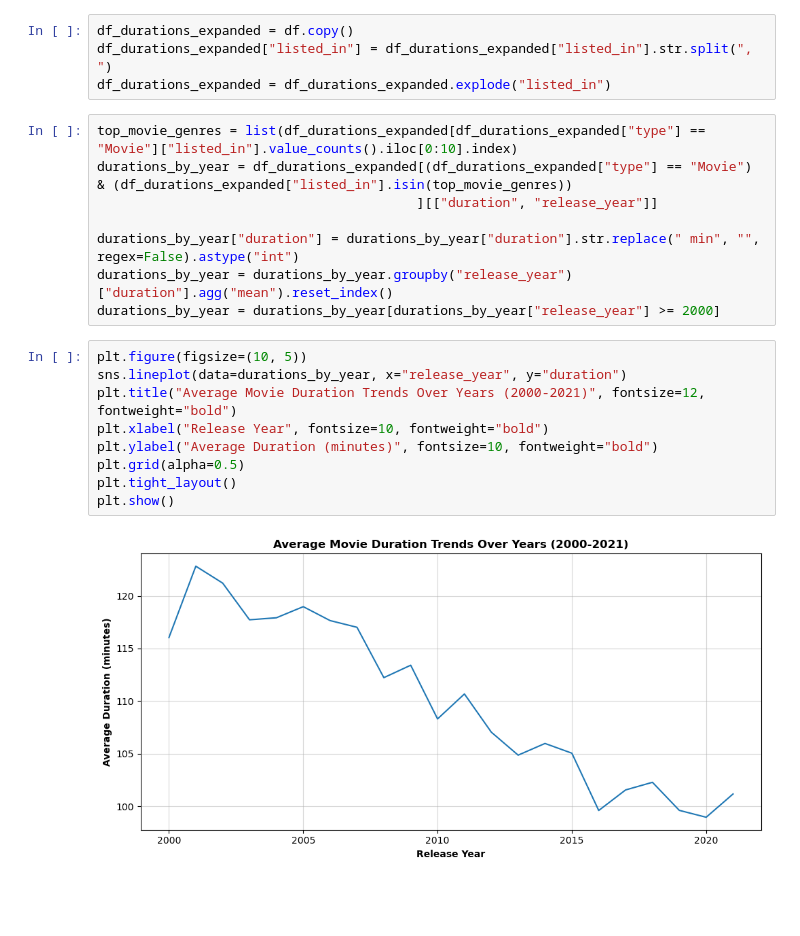
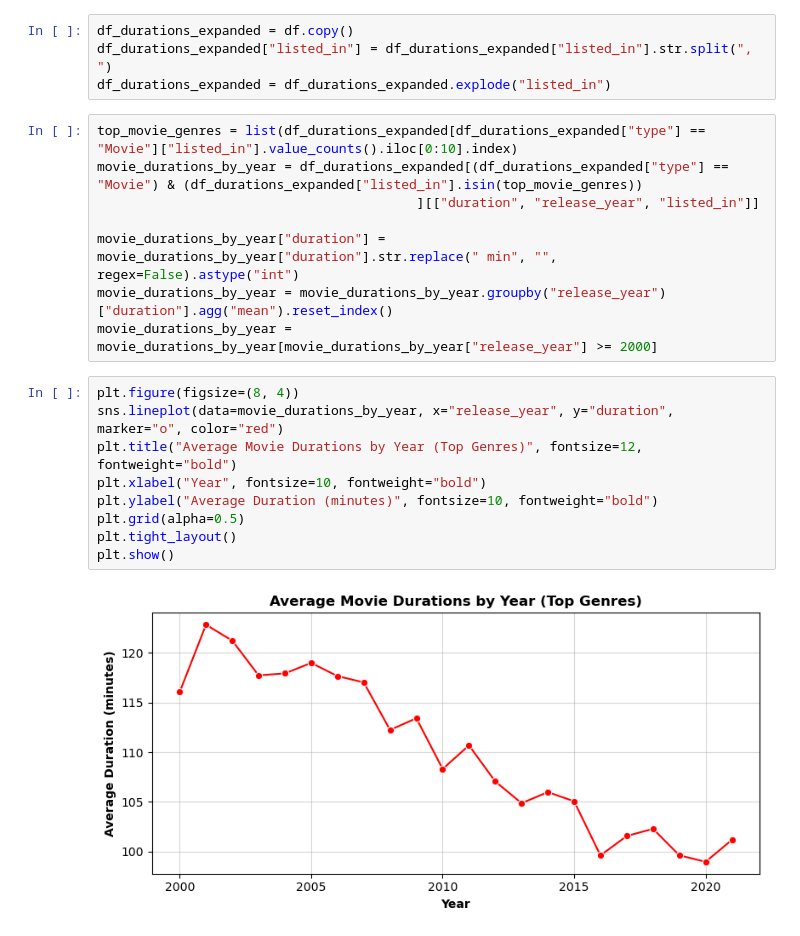
Before and after one commit to berkaygirgin/netflix-data-analysis, a Jupyter notebook: notebook/netflix_analysis.ipynb, the cells around one changed output. Drawn from its saved outputs; the diff is of its cells as text; blank space fills up the shorter version.

```diff
--- a/notebook/netflix_analysis.ipynb
+++ b/notebook/netflix_analysis.ipynb
@@ -273,20 +298,20 @@ df_durations_expanded["listed_in"] = df_durations_expanded["listed_in"].str.spli
 df_durations_expanded = df_durations_expanded.explode("listed_in")
 # %%
 top_movie_genres = list(df_durations_expanded[df_durations_expanded["type"] == "Movie"]["listed_in"].value_counts().iloc[0:10].index)
-durations_by_year = df_durations_expanded[(df_durations_expanded["type"] == "Movie") & (df_durations_expanded["listed_in"].isin(top_movie_genres))
-                                         ][["duration", "release_year"]]
+movie_durations_by_year = df_durations_expanded[(df_durations_expanded["type"] == "Movie") & (df_durations_expanded["listed_in"].isin(top_movie_genres))
+                                         ][["duration", "release_year", "listed_in"]]
 
-durations_by_year["duration"] = durations_by_year["duration"].str.replace(" min", "", regex=False).astype("int")
-durations_by_year = durations_by_year.groupby("release_year")["duration"].agg("mean").reset_index()
-durations_by_year = durations_by_year[durations_by_year["release_year"] >= 2000]
+movie_durations_by_year["duration"] = movie_durations_by_year["duration"].str.replace(" min", "", regex=False).astype("int")
+movie_durations_by_year = movie_durations_by_year.groupby("release_year")["duration"].agg("mean").reset_index()
+movie_durations_by_year = movie_durations_by_year[movie_durations_by_year["release_year"] >= 2000]
 # %%
-plt.figure(figsize=(10, 5))
-sns.lineplot(data=durations_by_year, x="release_year", y="duration")
-plt.title("Average Movie Duration Trends Over Years (2000-2021)", fontsize=12, fontweight="bold")
-plt.xlabel("Release Year", fontsize=10, fontweight="bold")
+plt.figure(figsize=(8, 4))
+sns.lineplot(data=movie_durations_by_year, x="release_year", y="duration", marker="o", color="red")
+plt.title("Average Movie Durations by Year (Top Genres)", fontsize=12, fontweight="bold")
+plt.xlabel("Year", fontsize=10, fontweight="bold")
 plt.ylabel("Average Duration (minutes)", fontsize=10, fontweight="bold")
 plt.grid(alpha=0.5)
 plt.tight_layout()
 plt.show()
 # %% [output]
-[figure, old version]
+[figure, new version]
```
Also changed, not shown: parts of 6 cells of this notebook.
